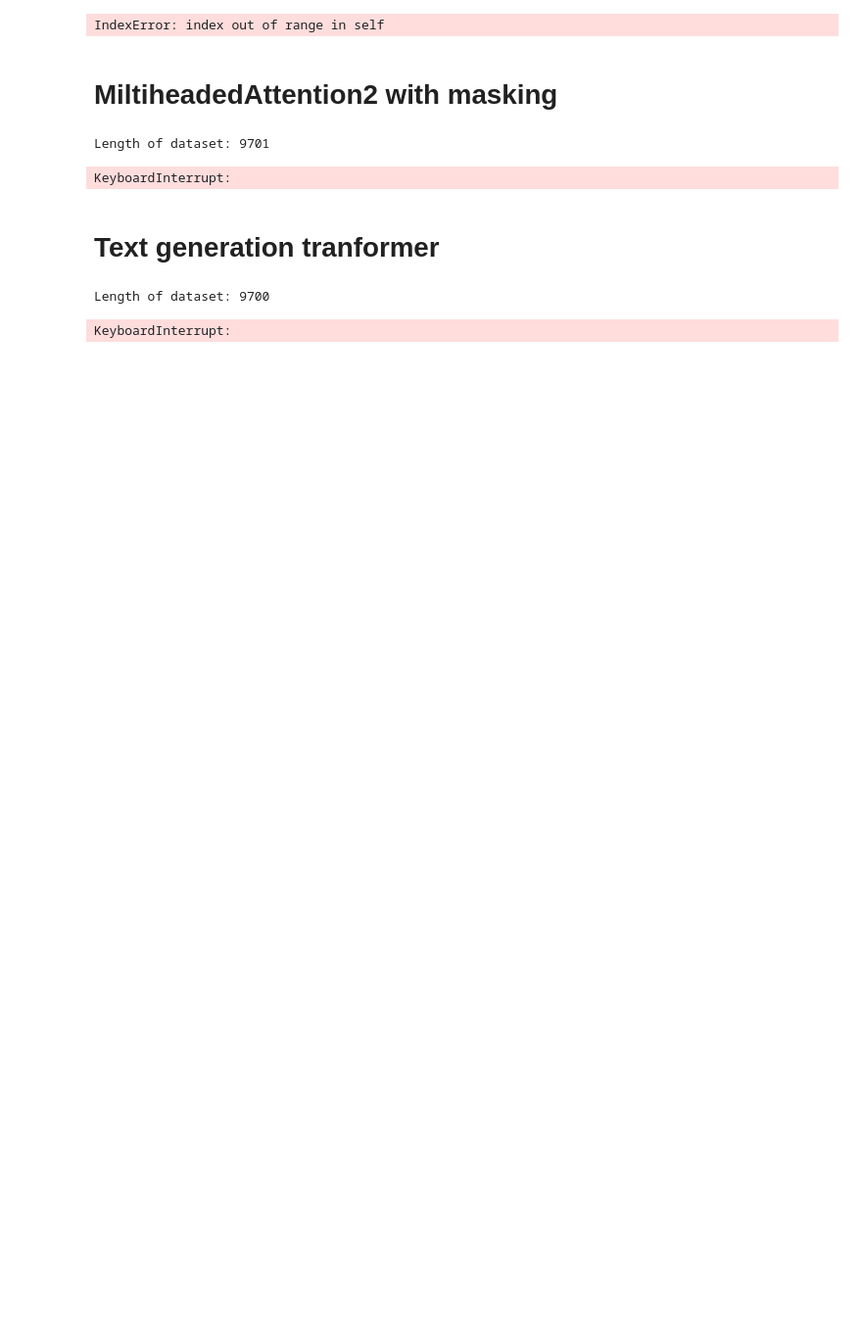
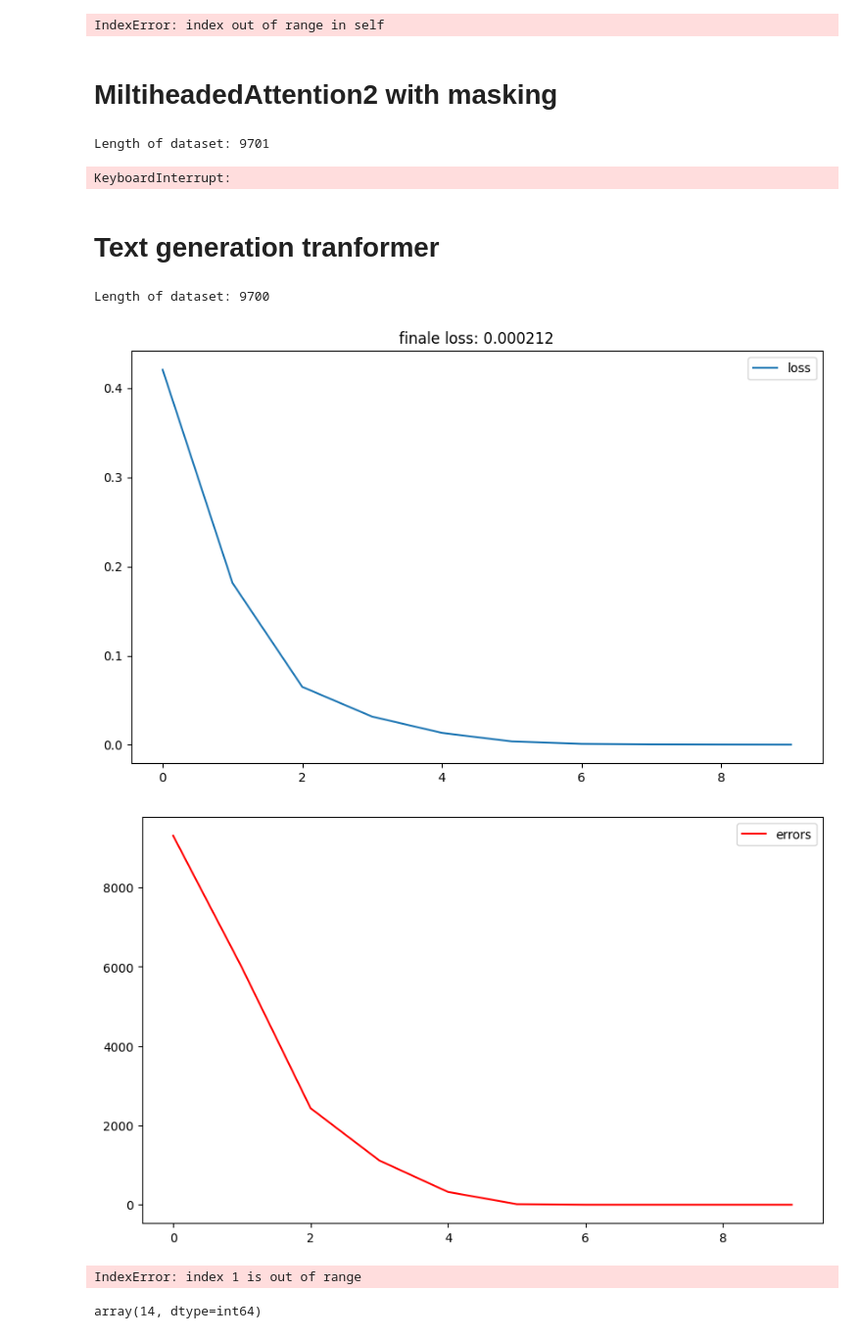
Before and after one commit to redrei/Transformers-cogito, a Jupyter notebook: notebooks/self_attention.ipynb, the cells around one changed output. Shown: that part at 98% size. Saved outputs shown, nothing was run; the diff lists cells and outputs as text; code cells hidden in the pictures; blank space fills up the shorter version.

```diff
--- a/notebooks/self_attention.ipynb
+++ b/notebooks/self_attention.ipynb
@@ -1102,7 +1099,7 @@ class MineTransformer(nn.Module):
 emb_dim = 24
 seq_length = 13
 batch_size = 16
-epochs = 40
+epochs = 10
 n_heads = 8
 
 # Create dataset from string data
@@ -1114,7 +1111,7 @@ n_embedding = torch.max(dataset.tensors[0]).numpy() + 1
 
 # Create pytorch model
 model = torch.nn.Sequential()
-model.add_module('fc1', MineTransformer(seq_length, n_embedding, d_model=256, n_heads=8, dim_feedforward=512))
+model.add_module('fc1', MineTransformer(seq_length, n_embedding, d_model=128, n_heads=8, dim_feedforward=256))
 
 # Create data loader
 train_loader = torch.utils.data.DataLoader(dataset,
@@ -1149,31 +1146,37 @@ for t in tqdm.tqdm(range(epochs)):
 
         # Add number or wrong predicted words
         errors += torch.sum(torch.argmax(y_pred, dim=1) != torch.argmax(y, dim=1))
 
         # Update the model's parameters
         optimizer.zero_grad()
         loss.backward()
         optimizer.step()
 
     # Print loss and errors per epoch
     # print(epoch_loss / (batch_idx + 1), 'errors:', errors)
     loss_arr.append((epoch_loss / len(dataset)).detach().numpy())
     err_arr.append(errors.numpy())
 
 plt.plot(loss_arr, label='loss')
 plt.legend(loc='upper right')
 plt.title(f'finale loss: {loss_arr[-1]:.6f}')
 plt.show()
 
 plt.plot(err_arr, label='errors', color='red')
 plt.legend(loc='upper right')
 plt.show()
 
 plt.imshow(model[1].emb_arr)
 plt.xlabel('Embedding dim')
 plt.ylabel('Word position')
 plt.title("possitional encodings")
 plt.show()
 # %% [output]
 Length of dataset: 9700
+[figure, added]
+[figure, added]
-KeyboardInterrupt:
+IndexError: index 1 is out of range
+# %%
+err_arr[-5]
+# %% [output]
+array(14, dtype=int64)
```
Also changed, not shown: parts of 5 cells of this notebook.
